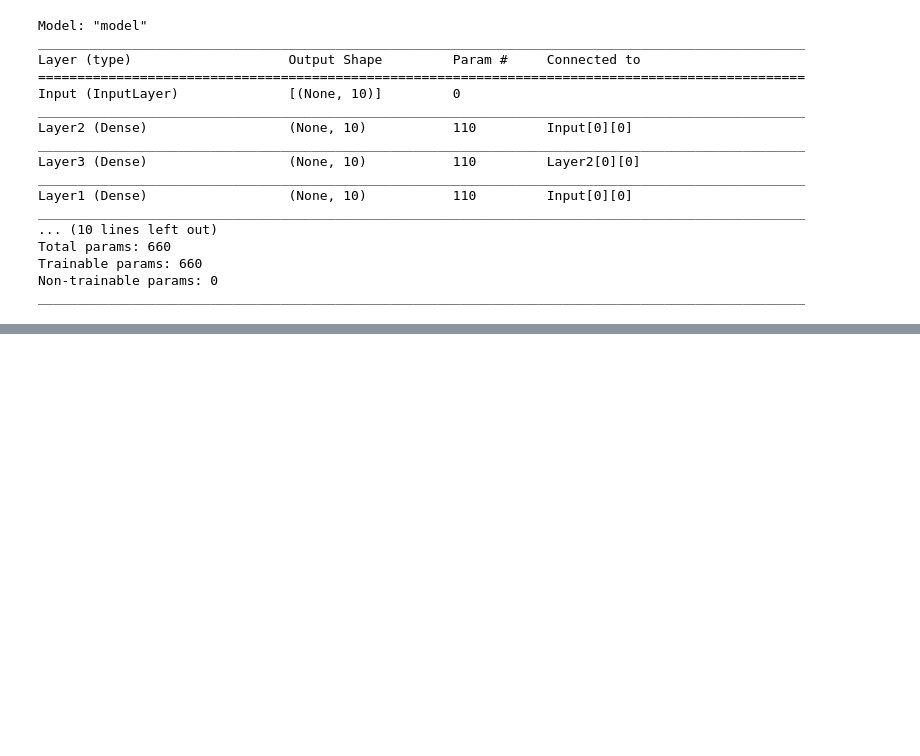
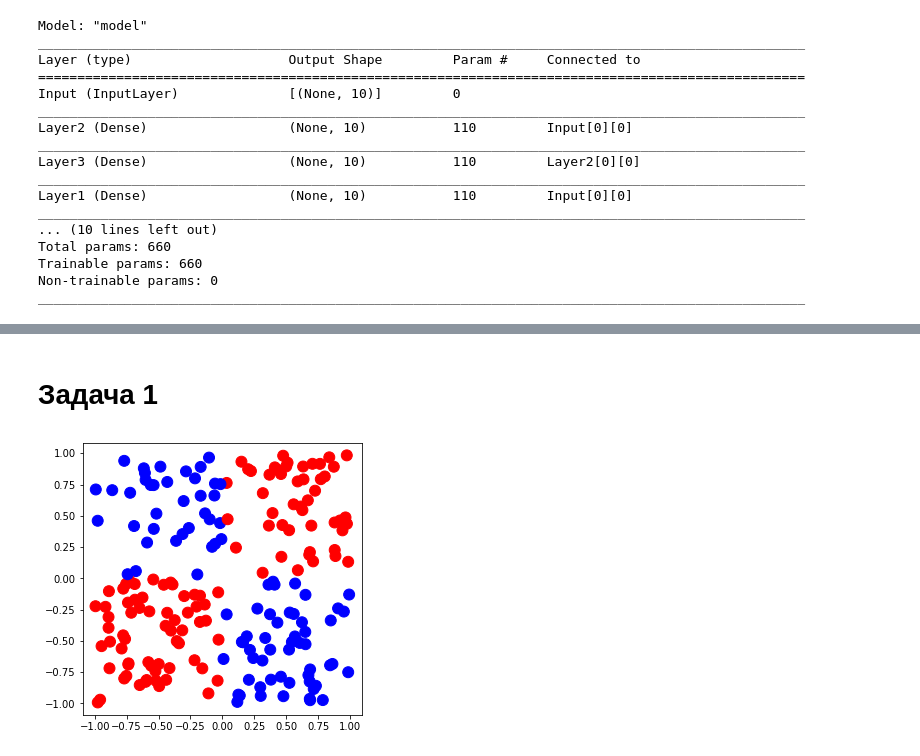
Before and after one commit to MagicMoleMM/ML, a Jupyter notebook: TF_3.ipynb, the cells around one changed output, grey strips where cells are left out. Cells and saved outputs as stored; diff of their text form; code cells hidden in the pictures; blank space fills up the shorter version.

```diff
--- a/TF_3.ipynb
+++ b/TF_3.ipynb
@@ -141,0 +370,9 @@ ________________________________________________________________________________
+# %% [markdown]
+# Задача 1
+# %%
+X = np.random.rand(200, 2) - 0.5
+y = ((X[:, 0] < 0) ^ (X[:, 1] < 0))
+X = X*2
+show_data(X, y)
+# %% [output]
+[figure, added]
```
Also changed, not shown: parts of 46 cells of this notebook.
